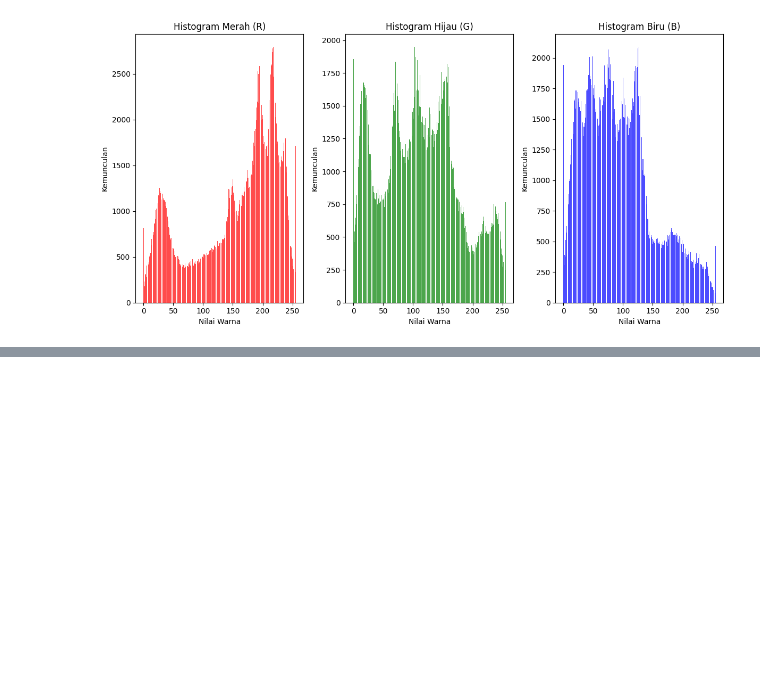
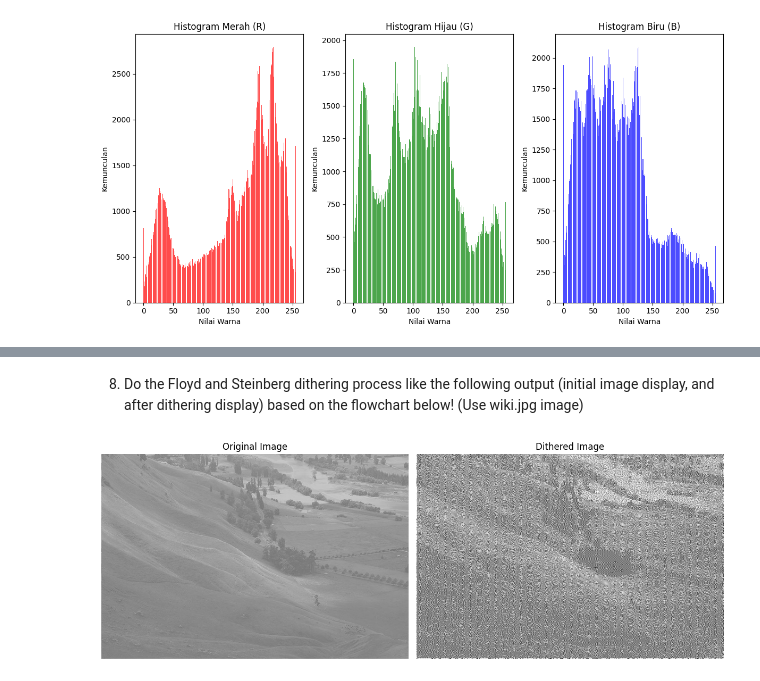
Before and after one commit to angelinannisa/pcvk, a Jupyter notebook: pcvkweek6.ipynb, the cells around one changed output, grey strips where cells are left out. Cells and saved outputs as stored; diff of their text form; code cells hidden in the pictures; blank space fills up the shorter version.

```diff
--- a/pcvkweek6.ipynb
+++ b/pcvkweek6.ipynb
@@ -169,0 +394,61 @@ plt.show()
+# %% [markdown]
+8. Do the Floyd and Steinberg dithering process like the following output (initial image
+display, and after dithering display) based on the flowchart below! (Use wiki.jpg
+image)
+# %%
+import cv2
+import numpy as np
+import matplotlib.pyplot as plt
+
+# Load the input image
+image = cv2.imread('/content/drive/MyDrive/PCVK/wiki.jpg')
+
+# Convert the image to grayscale
+gray_image = cv2.cvtColor(image, cv2.COLOR_BGR2GRAY)
+
+# Get the height and width of the image
+height, width = gray_image.shape
+
+# Create copies of the image to store the modified pixel values
+dithered_image = np.copy(gray_image).astype(np.float32)
+
+# Loop through each pixel in the image
+for y in range(height - 1):
+    for x in range(1, width - 1):
+        # Get the old pixel value
+        old_pixel = dithered_image[y, x]
+
+        # Calculate the new pixel value based on the error
+        new_pixel = round(old_pixel / 255.0) * 255.0
+
+        # Update the pixel value in the dithered image
+        dithered_image[y, x] = new_pixel
+
+        # Calculate the quantization error
+        error = old_pixel - new_pixel
+
+        # Apply Floyd-Steinberg dithering to neighboring pixels
+        dithered_image[y, x + 1] += error * 7 / 16
+        dithered_image[y + 1, x - 1] += error * 3 / 16
+        dithered_image[y + 1, x] += error * 5 / 16
+        dithered_image[y + 1, x + 1] += error * 1 / 16
+
+# Threshold the dithered image to get binary values (0 or 255)
+dithered_image = (dithered_image > 128) * 255
+
+# Display the original image and the dithered image
+plt.figure(figsize=(12, 6))
+plt.subplot(1, 2, 1)
+plt.title("Original Image")
+plt.imshow(cv2.cvtColor(image, cv2.COLOR_BGR2RGB))
+plt.axis('off')
+
+plt.subplot(1, 2, 2)
+plt.title("Dithered Image")
+plt.imshow(dithered_image, cmap='gray')
+plt.axis('off')
+
+plt.tight_layout()
+plt.show()
+# %% [output]
+[figure, added]
```
Also changed, not shown: parts of 15 cells of this notebook.
